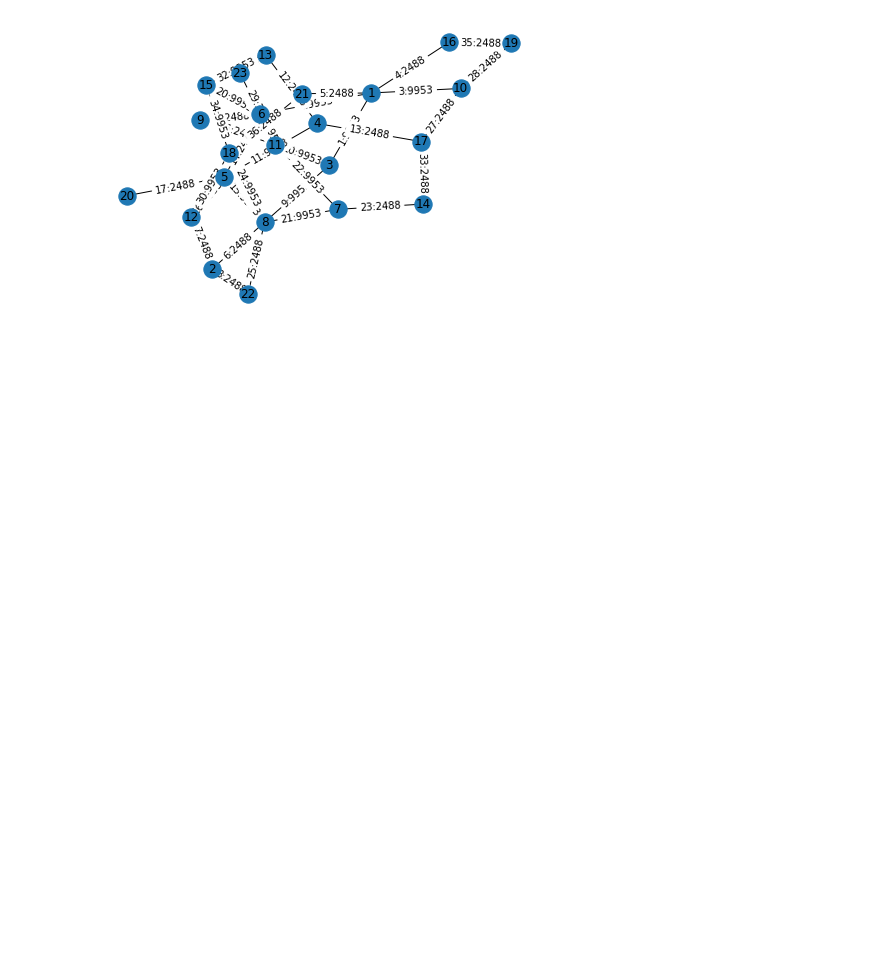
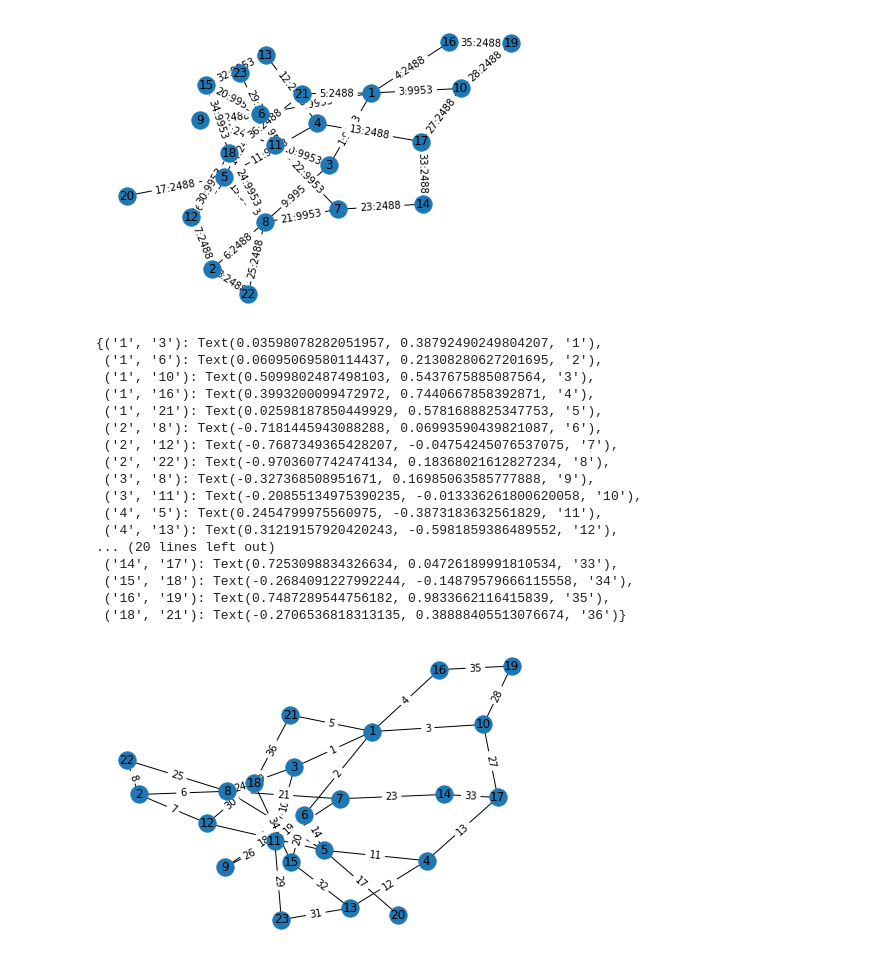
Before and after one commit to hexi519/CodesSnippets, a Jupyter notebook: pythonDemo/Mars-snippets.ipynb, the cells around one changed output. Drawn from its saved outputs; the diff is of its cells as text; code cells hidden in the pictures; blank space fills up the shorter version.

```diff
--- a/pythonDemo/CodesSnippetsForMars.ipynb
+++ b/pythonDemo/Mars-snippets.ipynb
@@ -584,3 +584,75 @@ nx.draw_networkx_edge_labels(G, pos, edge_labels=edge_labels)
 # %% [output]
 [interactive output not drawn]
 [figure]
+# %%
+import networkx as nx
+G = nx.Graph()
+
+for node in range(1,23+1):
+    G.add_node( str(node) ,desc=str(node) )
+
+G.add_edge(str(1),str(3), name='1' )
+G.add_edge(str(1),str(6), name='2' )
+G.add_edge(str(1),str(10), name='3' )
+G.add_edge(str(1),str(16), name='4' )
+G.add_edge(str(1),str(21), name='5' )
+G.add_edge(str(2),str(8), name='6' )
+G.add_edge(str(2),str(12), name='7' )
+G.add_edge(str(2),str(22), name='8' )
+G.add_edge(str(3),str(8), name='9' )
+G.add_edge(str(3),str(11), name='10' )
+G.add_edge(str(4),str(5), name='11' )
+G.add_edge(str(4),str(13), name='12' )
+G.add_edge(str(4),str(17), name='13' )
+G.add_edge(str(5),str(6), name='14' )
+G.add_edge(str(5),str(8), name='15' )
+G.add_edge(str(5),str(12), name='16' )
+G.add_edge(str(5),str(20), name='17' )
+G.add_edge(str(6),str(9), name='18' )
+G.add_edge(str(6),str(11), name='19' )
+G.add_edge(str(6),str(15), name='20' )
+G.add_edge(str(7),str(8), name='21' )
+G.add_edge(str(7),str(11), name='22' )
+G.add_edge(str(7),str(14), name='23' )
+G.add_edge(str(8),str(18), name='24' )
+G.add_edge(str(8),str(22), name='25' )
+G.add_edge(str(9),str(11), name='26' )
+G.add_edge(str(10),str(17), name='27' )
+G.add_edge(str(10),str(19), name='28' )
+G.add_edge(str(11),str(23), name='29' )
+G.add_edge(str(12),str(18), name='30' )
+G.add_edge(str(13),str(23), name='31' )
+G.add_edge(str(13),str(15), name='32' )
+G.add_edge(str(14),str(17), name='33' )
+G.add_edge(str(15),str(18), name='34' )
+G.add_edge(str(16),str(19), name='35' )
+G.add_edge(str(18),str(21), name='36' )
+
+# draw graph with labels
+pos = nx.spring_layout(G)
+nx.draw(G, pos)
+node_labels = nx.get_node_attributes(G, 'desc')
+nx.draw_networkx_labels(G, pos, labels=node_labels)
+edge_labels = nx.get_edge_attributes(G, 'name')
+nx.draw_networkx_edge_labels(G, pos, edge_labels=edge_labels)
+
+# plt.savefig('topo', format='svg')
+# %% [output]
+{('1', '3'): Text(0.03598078282051957, 0.38792490249804207, '1'),
+ ('1', '6'): Text(0.06095069580114437, 0.21308280627201695, '2'),
+ ('1', '10'): Text(0.5099802487498103, 0.5437675885087564, '3'),
+ ('1', '16'): Text(0.3993200099472972, 0.7440667858392871, '4'),
+ ('1', '21'): Text(0.02598187850449929, 0.5781688825347753, '5'),
+ ('2', '8'): Text(-0.7181445943088288, 0.06993590439821087, '6'),
+ ('2', '12'): Text(-0.7687349365428207, -0.04754245076537075, '7'),
+ ('2', '22'): Text(-0.9703607742474134, 0.18368021612827234, '8'),
+ ('3', '8'): Text(-0.327368508951671, 0.16985063585777888, '9'),
+ ('3', '11'): Text(-0.20855134975390235, -0.013336261800620058, '10'),
+ ('4', '5'): Text(0.2454799975560975, -0.3873183632561829, '11'),
+ ('4', '13'): Text(0.31219157920420243, -0.5981859386489552, '12'),
+... (20 lines left out)
+ ('14', '17'): Text(0.7253098834326634, 0.04726189991810534, '33'),
+ ('15', '18'): Text(-0.2684091227992244, -0.14879579666115558, '34'),
+ ('16', '19'): Text(0.7487289544756182, 0.9833662116415839, '35'),
+ ('18', '21'): Text(-0.2706536818313135, 0.38888405513076674, '36')}
+[figure, added]
```
